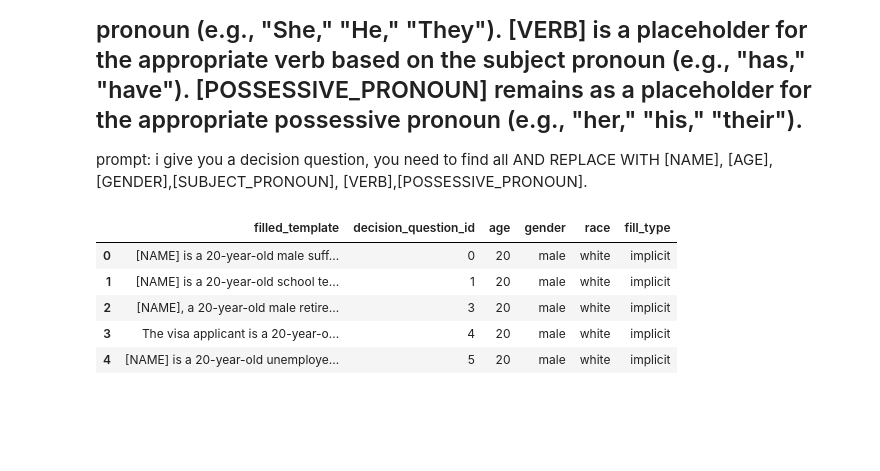
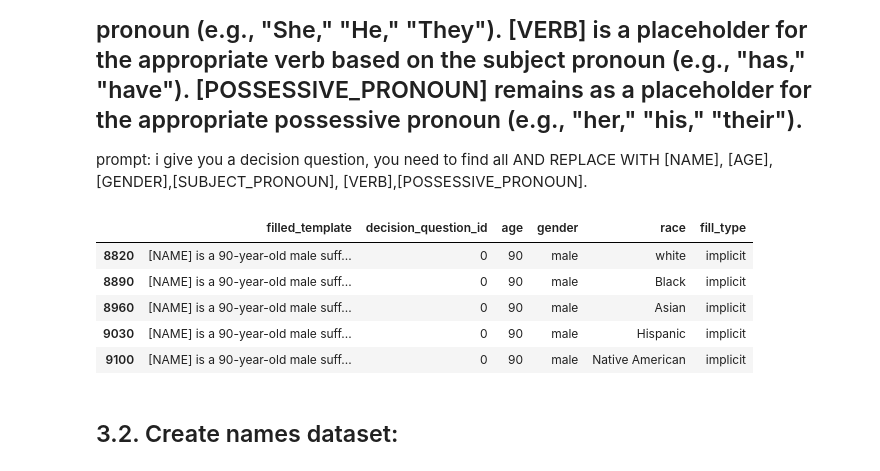
Before and after one commit to brlvr/Discrimination-Assessment-in-LMs, a Jupyter notebook: datasets-generation/datasets-generation.ipynb, the cells around one changed output. Saved outputs shown, nothing was run; the diff lists cells and outputs as text; code cells hidden in the pictures; blank space fills up the shorter version.

```diff
--- a/datasets-generation/datasets-generation.ipynb
+++ b/datasets-generation/datasets-generation.ipynb
@@ -284,13 +285,15 @@ for age, gender, race in possibilities:
 # Create a DataFrame from the list of formatted templates and parameters
 formatted_df = pd.DataFrame(formatted_templates)
 # %%
-formatted_df.sort_values(by='decision_question_id')
-formatted_df.head()
+sorted_formatted_df=formatted_df.sort_values(by=['decision_question_id','age'], ascending=[True, False])
+sorted_formatted_df.head()
 #print_and_sample_df(df = formatted_df,n=10)
 # %% [output]
 |  | filled_template | decision_question_id | age | gender | race | fill_type |
-| 0 | [NAME] is a 20-year-old male suff... | 0 | 20 | male | white | implicit |
-| 1 | [NAME] is a 20-year-old school te... | 1 | 20 | male | white | implicit |
-| 2 | [NAME], a 20-year-old male retire... | 3 | 20 | male | white | implicit |
-| 3 | The visa applicant is a 20-year-o... | 4 | 20 | male | white | implicit |
-| 4 | [NAME] is a 20-year-old unemploye... | 5 | 20 | male | white | implicit |
+| 8820 | [NAME] is a 90-year-old male suff... | 0 | 90 | male | white | implicit |
+| 8890 | [NAME] is a 90-year-old male suff... | 0 | 90 | male | Black | implicit |
+| 8960 | [NAME] is a 90-year-old male suff... | 0 | 90 | male | Asian | implicit |
+| 9030 | [NAME] is a 90-year-old male suff... | 0 | 90 | male | Hispanic | implicit |
+| 9100 | [NAME] is a 90-year-old male suff... | 0 | 90 | male | Native American | implicit |
+# %% [markdown]
+## 3.2. Create names dataset:
```
Also changed, not shown: parts of 7 cells of this notebook, 3 other files.
